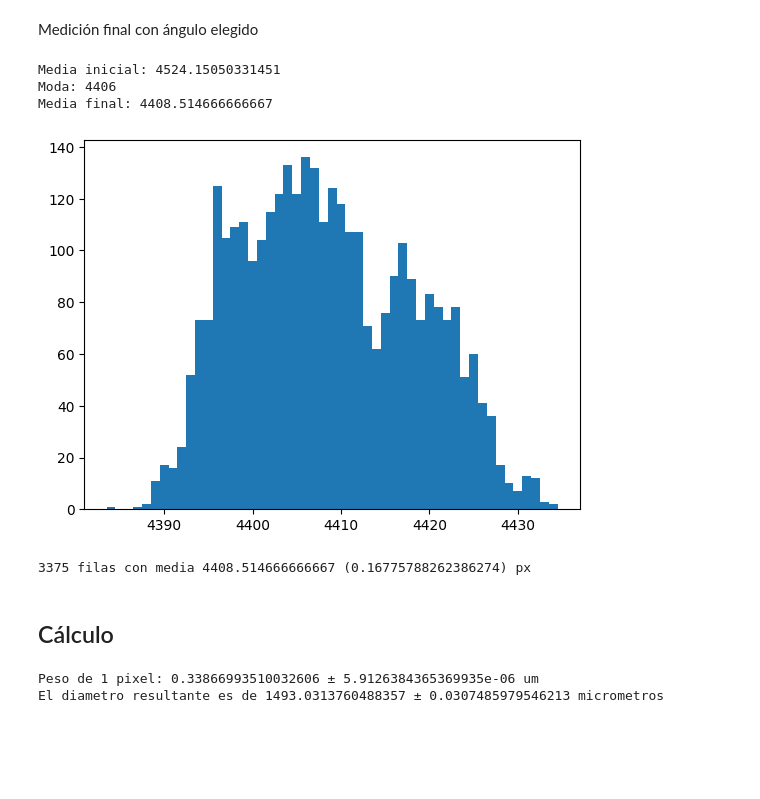
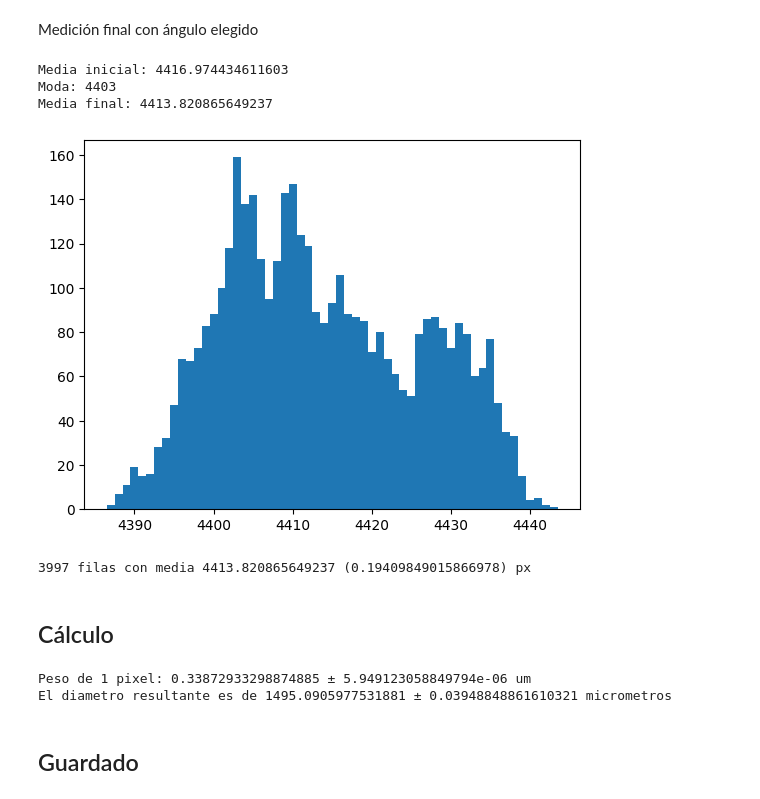
Before and after one commit to MartinMusumano/Medicion_lineas_RF, a Jupyter notebook: medicion_diametros.ipynb, the cells around one changed output. Drawn from its saved outputs; the diff is of its cells as text; code cells hidden in the pictures; blank space fills up the shorter version.

Commit message:
Cambios/Nuevo Archivo
Se agrega código para guardar resultados. Se agrega archivo de ajuste de Working Distance.

```diff
--- a/medicion_diametros.ipynb
+++ b/medicion_diametros.ipynb
@@ -50,8 +50,8 @@ dut = cv2.imread(path_dut, cv2.IMREAD_UNCHANGED)
 if dut.dtype == 'uint16':
     dut = (dut/256).astype('uint8')
 dut = delete_bottom(dut, 320)
-# dut = delete_left(dut, 800)
-# dut = delete_right(dut, 10)
+dut = delete_left(dut, 200)
+dut = delete_right(dut, 300)
 show_image(dut, SCALE)
 # %% [markdown]
 ### Definir los valores de umbral
@@ -222,19 +222,19 @@ Medición final con ángulo elegido
 # %%
 img = rotate_and_cut(dut, angulo_elegido)  # Rota la imagen g grados según lo ajustado
 if CANNY:
     edges = Canny_Edges(img, th1_dut, th2_dut, l2g, bs)    #Deteccion de bordes
 else:
     edges = Thresholding(img, th1_dut, th2_dut)
 # cv2.imwrite(DIR + "DUT_Edges.bmp", edges)
 show_image(edges, SCALE)
-diams1 = direct_distance(edges, outlier_percent=0.7, plot=True)   #Mide distancias entre bordes
+diams1 = direct_distance(edges, outlier_percent=1, plot=True)   #Mide distancias entre bordes
 mean_dut, u_dut = measure_distribution(diams1)   #Guarda las medias y desvios
 # %% [output]
-Media inicial: 4524.15050331451
-Moda: 4406
-Media final: 4408.514666666667
+Media inicial: 4416.974434611603
+Moda: 4403
+Media final: 4413.820865649237
-[figure, old version]
+[figure, new version]
-3375 filas con media 4408.514666666667 (0.16775788262386274) px
+3997 filas con media 4413.820865649237 (0.19409849015866978) px
 # %% [markdown]
 ## Cálculo
 # %%
@@ -254,5 +254,7 @@ result = peso_pixel * media_dut
 print("Peso de 1 pixel:", peso_pixel, "um")
 print(f"El diametro resultante es de {result} micrometros")
 # %% [output]
-Peso de 1 pixel: 0.33866993510032606 ± 5.9126384365369935e-06 um
-El diametro resultante es de 1493.0313760488357 ± 0.0307485979546213 micrometros
+Peso de 1 pixel: 0.33872933298874885 ± 5.949123058849794e-06 um
+El diametro resultante es de 1495.0905977531881 ± 0.03948848861610321 micrometros
+# %% [markdown]
+## Guardado
```
Also changed, not shown: parts of 4 cells of this notebook, 2 other files.
